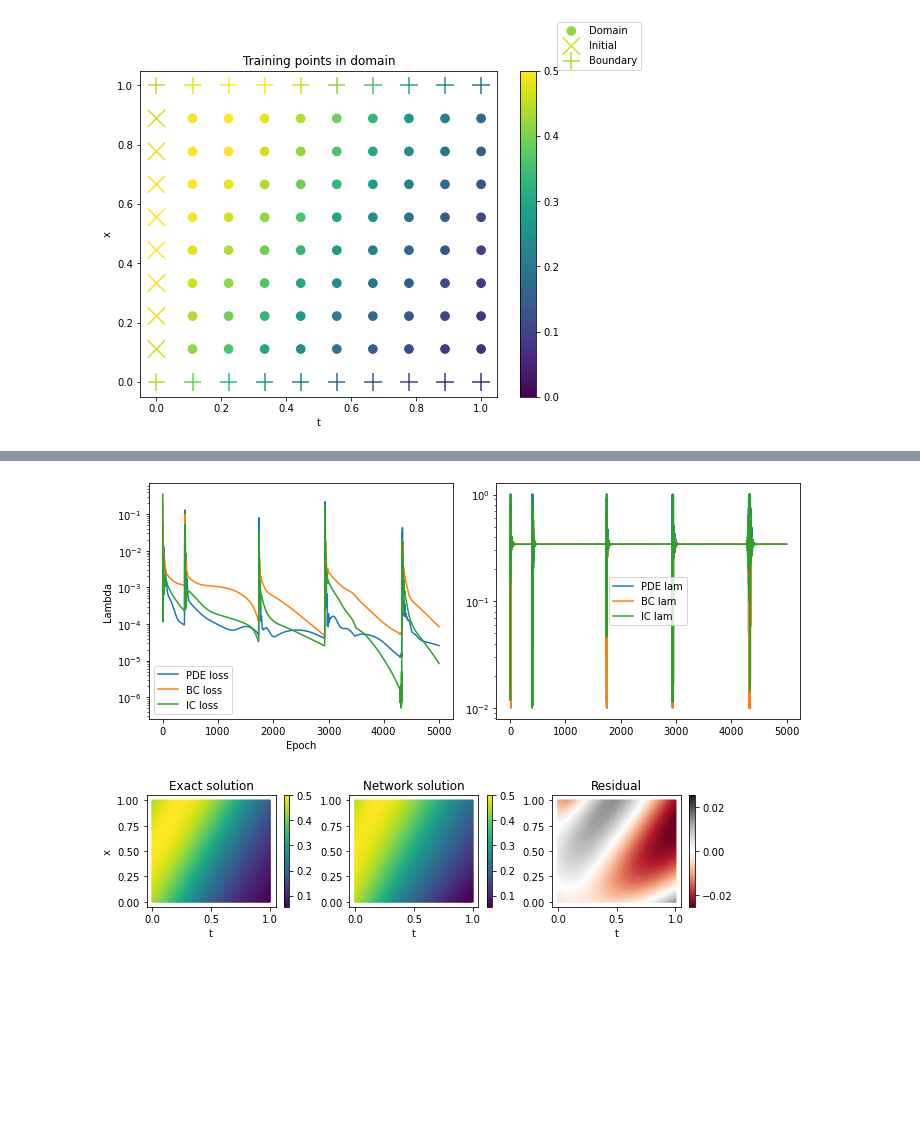
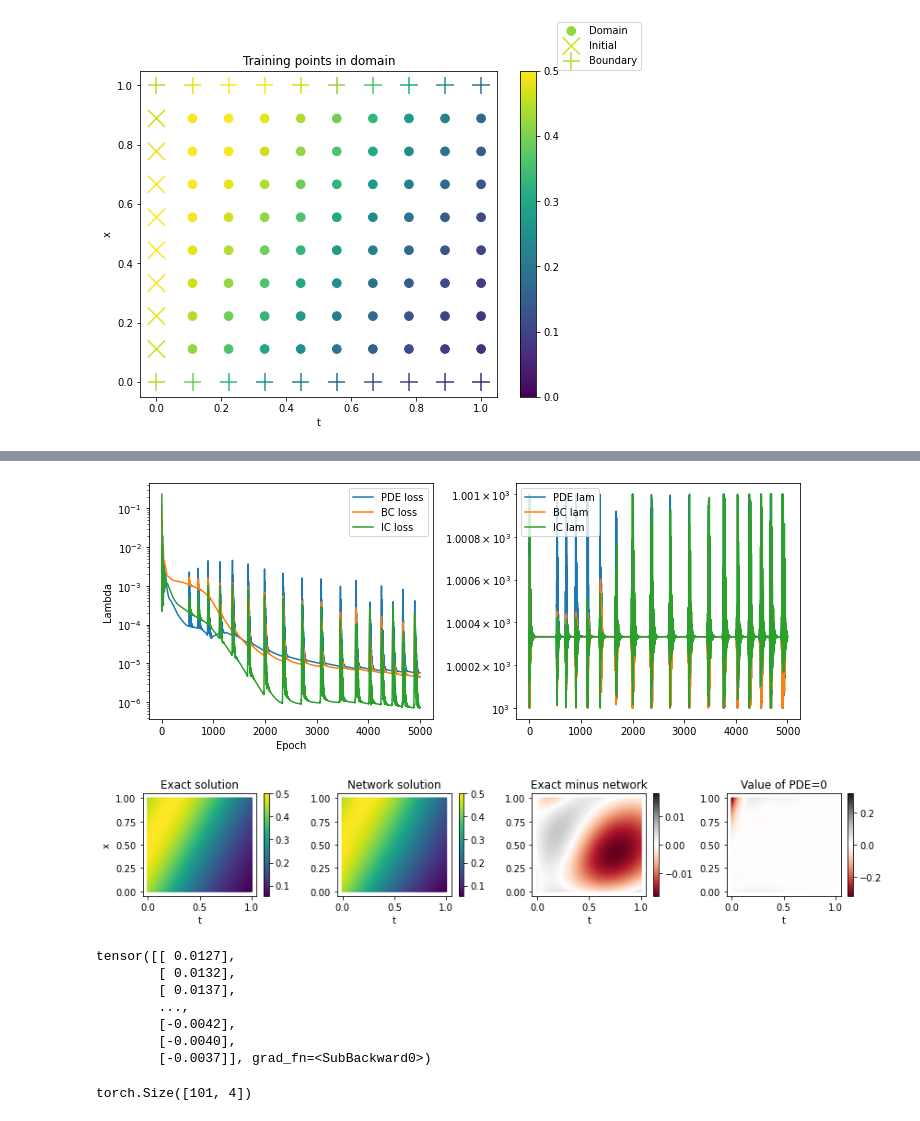
Before and after one commit to runehoejlund/deep-learning-pinn, a Jupyter notebook: PINN-IVP-PDE-NL.ipynb, the cells around one changed output, grey strips where cells are left out. Drawn from its saved outputs; the diff is of its cells as text; code cells hidden in the pictures; blank space fills up the shorter version.

Commit message:
Added PDE function and plot

```diff
--- a/PINN-IVP-PDE-NL.ipynb
+++ b/PINN-IVP-PDE-NL.ipynb
@@ -105,6 +105,14 @@ class Net(nn.Module):
         loss = self.loss_func(-6*u_hat*u_x_hat - u_xxx_hat, u_t_hat.reshape(u_x_hat.shape))
         return loss
 
+    def PDE(self, x, t):
+        u_hat = self.forward(x, t)
+        u_x_hat = torch.autograd.grad(u_hat, x, torch.ones(x.shape), create_graph=True)[0]
+        u_xx_hat = torch.autograd.grad(u_x_hat, x, torch.ones(x.shape), create_graph=True)[0]
+        u_xxx_hat = torch.autograd.grad(u_xx_hat, x, torch.ones(x.shape), create_graph=True)[0]
+        u_t_hat = torch.autograd.grad(u_hat, t, torch.ones(t.shape), create_graph=True)[0]
+        return -6*u_hat*u_x_hat - u_xxx_hat - u_t_hat.reshape(u_x_hat.shape)
+
     def loss_BC(self, x_b, t_b, u_b):
         u_b_hat = self.forward(x_b, t_b)
         loss = self.loss_func(u_b, u_b_hat.reshape(u_b.shape))
@@ -121,7 +129,14 @@ class Net(nn.Module):
         current_loss_IC = self.loss_IC(x_i, t_i, u_i)
         current_loss = torch.tensor([current_loss_PDE, current_loss_BC, current_loss_IC], requires_grad=True)
         ratio = current_loss/self.previous_loss
-        self.lam = torch.softmax(ratio - max(ratio), 0).detach() + 0.01
+        self.lam = torch.softmax(ratio - max(ratio), 0).detach() + 1000
+        #print("Ratio: " + str(ratio))
+        #print("Lam: " + str(self.lam))
+        #if any(self.lam<0.001):
+        #    print("Lambda:" + str(lam))
+        #    print("Previous loss:" + str(self.previous_loss))
+        #    print("Current loss:" + str(current_loss))
+        #    print("/n")
         self.previous_loss = current_loss
         return self.lam[0]*current_loss_PDE + self.lam[1]*current_loss_BC + self.lam[2]*current_loss_IC
 
@@ -145,5 +160,5 @@ for e in range(epochs):
     loss.append(_loss)
     lam.append(_lam)
     loss_data.append(eval_net(net, u_, x, t))
-    if (e-1)%200 == 0:
-        print('Epoch: {:d}. log Data loss: {:.2f}. log training loss: {:.2f}'.format(e-1, torch.log(loss_data[-1]), torch.log(sum(loss[-1]))))
+    #if (e-1)%200 == 0:
+    #    print('Epoch: {:d}. log Data loss: {:.2f}. log training loss: {:.2f}'.format(e-1, torch.log(loss_data[-1]), torch.log(sum(loss[-1]))))
@@ -184,36 +181,57 @@ ax[0].set_xlabel('Epoch')
 #ax[1].set_xlim([3180,3220])
 #ax[1].set_ylim([1e-10,1])
 fig.tight_layout()
-fig.savefig('./figs/IVP_PDE_NL_loss_with_lambda.png', dpi=600)
+fig.savefig('./figs/IVP_PDE_NL_loss_with_lambda_minus.png', dpi=600)
 # %% [output]
-[figure, old version]
+[figure, new version]
 # %%
 ## Evaluate network
-fig, axs = plt.subplots(1,3,figsize=(9,2.5))
+fig, axs = plt.subplots(1,4, figsize=(12,2.5))
 xi, ti = torch.meshgrid(torch.linspace(0,1,101, requires_grad=True), torch.linspace(0,1,101, requires_grad=True))
 xi, ti = xi.reshape(-1, 1), ti.reshape(-1, 1)
 #x_grid = torch.hstack((xi.reshape(-1, 1), yi.reshape(-1, 1)))
 minmax = u_(xi, ti).detach()
 vmin = minmax.min()
 vmax = minmax.max()
 u = u_(xi, ti).detach()
 u_hat = net(xi, ti).detach()
 m = axs[0].scatter(ti.detach(), xi.detach(), s=1, c=u, vmin=vmin, vmax=vmax)
 fig.colorbar(m, ax=axs[0])
 axs[0].set_title('Exact solution')
 axs[0].set_xlabel('t')
 axs[0].set_ylabel('x')
 m = axs[1].scatter(ti.detach(), xi.detach(), s=1, c=u_hat, vmin=vmin, vmax=vmax)
 fig.colorbar(m, ax=axs[1])
 axs[1].set_title('Network solution')
 axs[1].set_xlabel('t')
 m = axs[2].scatter(ti.detach(), xi.detach(), s=1, c=u-u_hat, vmin=-max(abs(u-u_hat)), vmax=max(abs(u-u_hat)), cmap='RdGy')
 fig.colorbar(m, ax=axs[2])
-axs[2].set_title('Residual')
+axs[2].set_title('Exact minus network')
 axs[2].set_xlabel('t')
+
+pde_hat = net.PDE(xi, ti).detach()
+m = axs[3].scatter(ti.detach(), xi.detach(), s=1, c=pde_hat, vmin=-max(abs(pde_hat)), vmax=max(abs(pde_hat)), cmap='RdGy')
+fig.colorbar(m, ax=axs[3])
+axs[3].set_xlabel('t')
+axs[3].set_title('Value of PDE=0')
+
 fig.tight_layout()
-fig.savefig('./figs/IVP_PDE_NL_eval_2D_with_lambda', dpi=600)
+fig.savefig('./figs/IVP_PDE_NL_eval_2D_with_lambda_minus', dpi=600)
 # %% [output]
-[figure, old version]
+[figure, new version]
+# %%
+net.PDE(xi, ti)
+# %% [output]
+tensor([[ 0.0127],
+        [ 0.0132],
+        [ 0.0137],
+        ...,
+        [-0.0042],
+        [-0.0040],
+        [-0.0037]], grad_fn=<SubBackward0>)
+# %%
+xi.shape
+# %% [output]
+torch.Size([101, 4])
 # %%
 xi, ti = torch.meshgrid(torch.linspace(0,1,101, requires_grad=True), torch.tensor([0.25, 0.5, 0.75, 1]))
```
Also changed, not shown: parts of 4 cells of this notebook, 5 other files.
